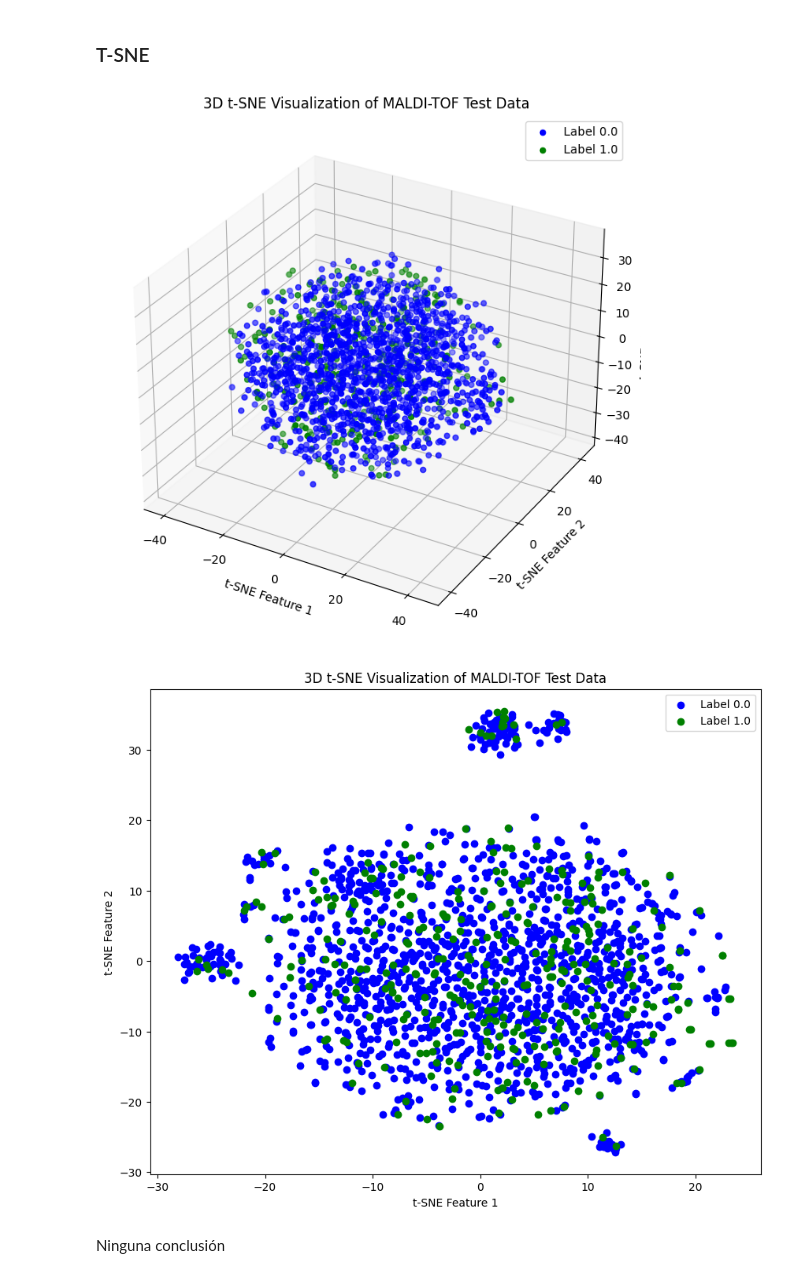
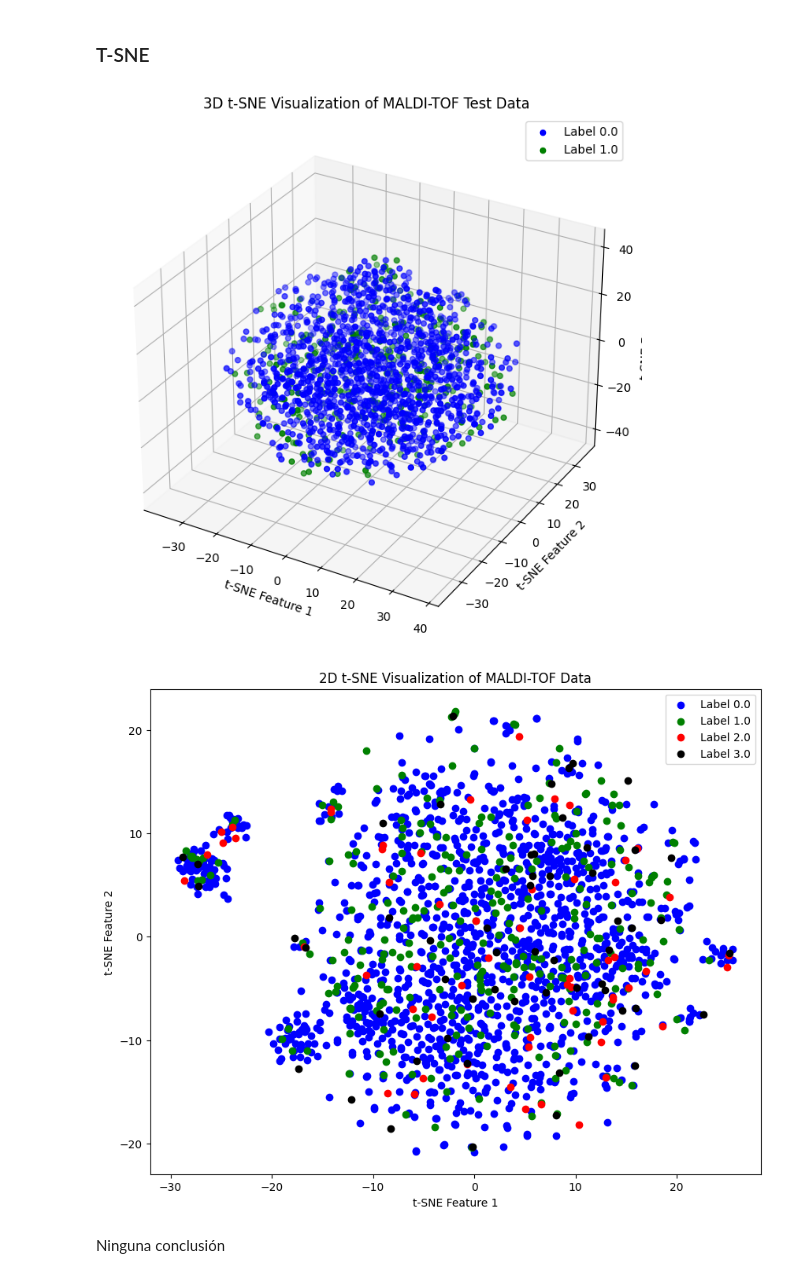
Before and after one commit to guillermo-grande/Antibiotic-Resistance-Prediction, a Jupyter notebook: guille/pipeline.ipynb, the cells around one changed output. Saved outputs shown, nothing was run; the diff lists cells and outputs as text; code cells hidden in the pictures.

```diff
--- a/guille/pipeline.ipynb
+++ b/guille/pipeline.ipynb
@@ -82,12 +82,11 @@ from sklearn.preprocessing import StandardScaler
 
 # Define the features and target variable
 X = df_expanded.drop(columns=['Erythromycin', 'Ciprofloxacin'])
-y = df_expanded['Erythromycin']
-
-X_scaled = StandardScaler().fit_transform(X)
-
+y = df_expanded['Ciprofloxacin']
+y2 = df_expanded['Erythromycin']
+multiclass_labels = (y * 2) + y2
 # Split the data into training and testing sets
-X_train, X_test, y_train, y_test = train_test_split(X_scaled, y, test_size=0.2, random_state=42)
+X_train, X_test, y_train, y_test = train_test_split(X, y, test_size=0.2, random_state=42)
 
 # Display the shapes of the resulting datasets
 print("X_train shape:", X_train.shape)
@@ -311,10 +308,14 @@ Elbow point at principal component: 324
 from sklearn.manifold import TSNE
 import matplotlib.pyplot as plt
 from mpl_toolkits.mplot3d import Axes3D
+from sklearn.preprocessing import MinMaxScaler
+
+scaler = MinMaxScaler()
+X_scaled = scaler.fit_transform(X)
 
 # Applying t-SNE to reduce dimensions to 3
 tsne = TSNE(n_components=3, random_state=0)
-x_test_tsne = tsne.fit_transform(X_scaled)  # Assuming x_test_scaled is your standardized test data
+x_test_tsne = tsne.fit_transform(X_scaled)
 # %%
 
 # Plotting the result
@@ -340,11 +341,15 @@ ax.legend()
 plt.title("3D t-SNE Visualization of MALDI-TOF Test Data")
 plt.show()
 # %% [output]
-[figure, old version]
+[figure, new version]
 # %%
 from sklearn.manifold import TSNE
 import matplotlib.pyplot as plt
 from mpl_toolkits.mplot3d import Axes3D
+from sklearn.preprocessing import MinMaxScaler
+
+scaler = MinMaxScaler()
+X_scaled = scaler.fit_transform(X)
 
 # Applying t-SNE to reduce dimensions to 3
 tsne = TSNE(n_components=2, random_state=0)
@@ -352,25 +357,25 @@ x_test_tsne = tsne.fit_transform(X_scaled)  # Assuming x_test_scaled is your sta
 # %%
 # Plotting the result
 fig, ax = plt.subplots(figsize=(10, 8))
 
 # Colors for each label
-colors = ["blue", "green"]  # Adjust or expand as needed for the number of labels
+colors = ["blue", "green", "red", "black"]  # Adjust or expand as needed for the number of labels
 
-for label, color in zip(np.unique(y), colors):
+for label, color in zip(np.unique(multiclass_labels), colors):
     ax.scatter(
-        x_test_tsne[y == label, 0],
-        x_test_tsne[y == label, 1],
+        x_test_tsne[multiclass_labels == label, 0],
+        x_test_tsne[multiclass_labels == label, 1],
         c=color,
         label=f"Label {label}",
     )
 
 ax.set_xlabel("t-SNE Feature 1")
 ax.set_ylabel("t-SNE Feature 2")
 ax.legend()
-plt.title("3D t-SNE Visualization of MALDI-TOF Test Data")
+plt.title("2D t-SNE Visualization of MALDI-TOF Data")
 plt.show()
 # %% [output]
-[figure, old version]
+[figure, new version]
 # %% [markdown]
 Ninguna conclusión
 # %% [markdown]
```
Also changed, not shown: parts of 1 cell of this notebook, 1 other file.
